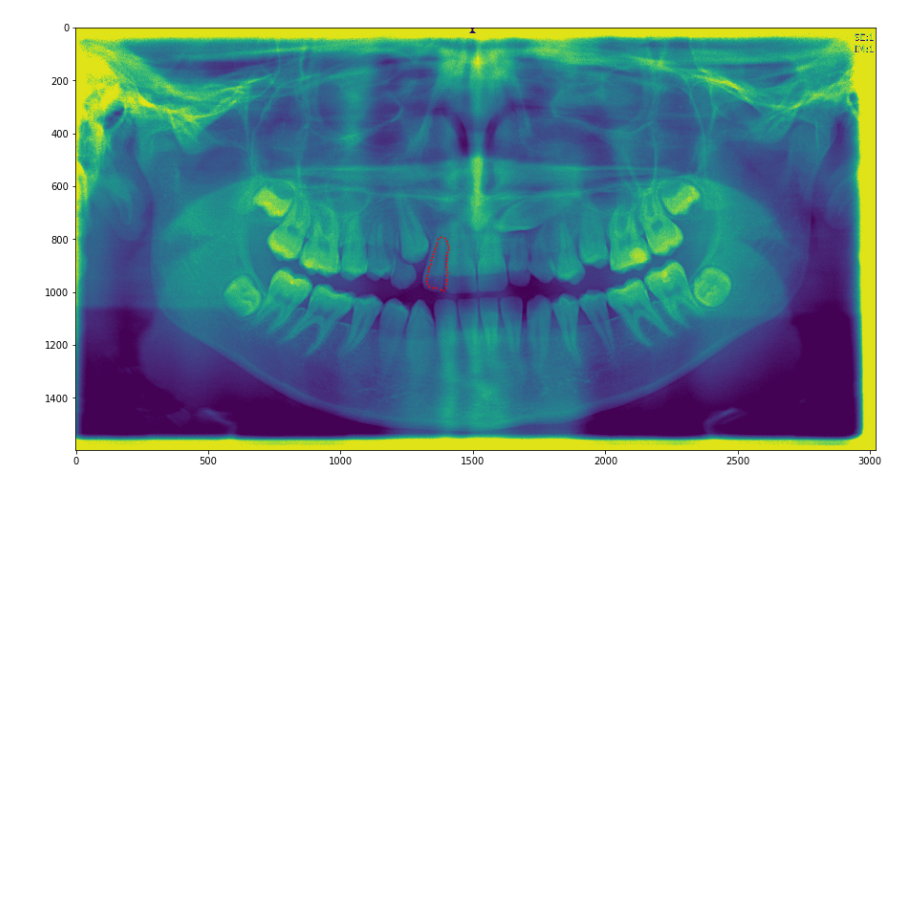
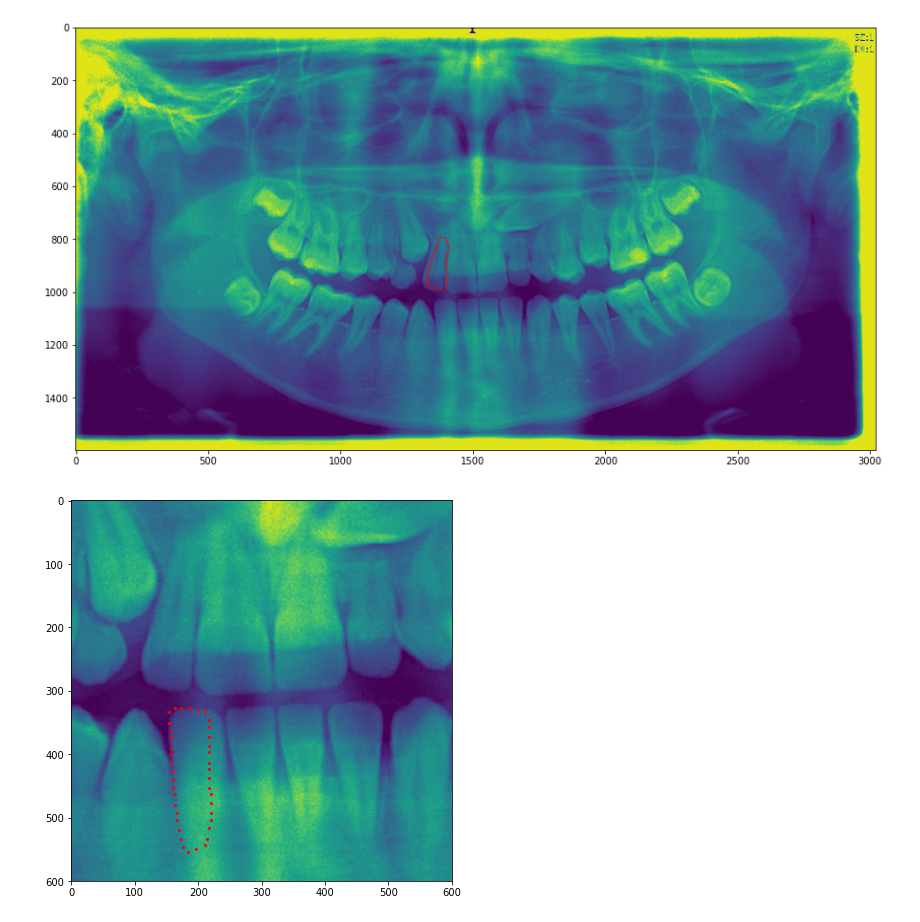
Before and after one commit to Aoriseth/Python-Active-shape-model-for-Incisor-Segmentation, a Jupyter notebook: ActiveShapeModel.ipynb, the cells around one changed output. Drawn from its saved outputs; the diff is of its cells as text; code cells hidden in the pictures; blank space fills up the shorter version.

```diff
--- a/ActiveShapeModel.ipynb
+++ b/ActiveShapeModel.ipynb
@@ -76,3 +123,12 @@ if __name__ == "__main__":
     plt.show()
 # %% [output]
 [figure]
+# %%
+    img = fm.load_img_piece()
+    tooth = fm.load_tooth_of_piece(4)
+    landmarks = fm.load_landmarks_std()
+    tooth_variations = landmarks[:,4]
+    edge_img, pca_tooth = preperation(img, tooth_variations)
+    fm.show_with_points(img, tooth)
+# %% [output]
+[figure, added]
```
Also changed, not shown: parts of 4 cells of this notebook, 7 other files.
